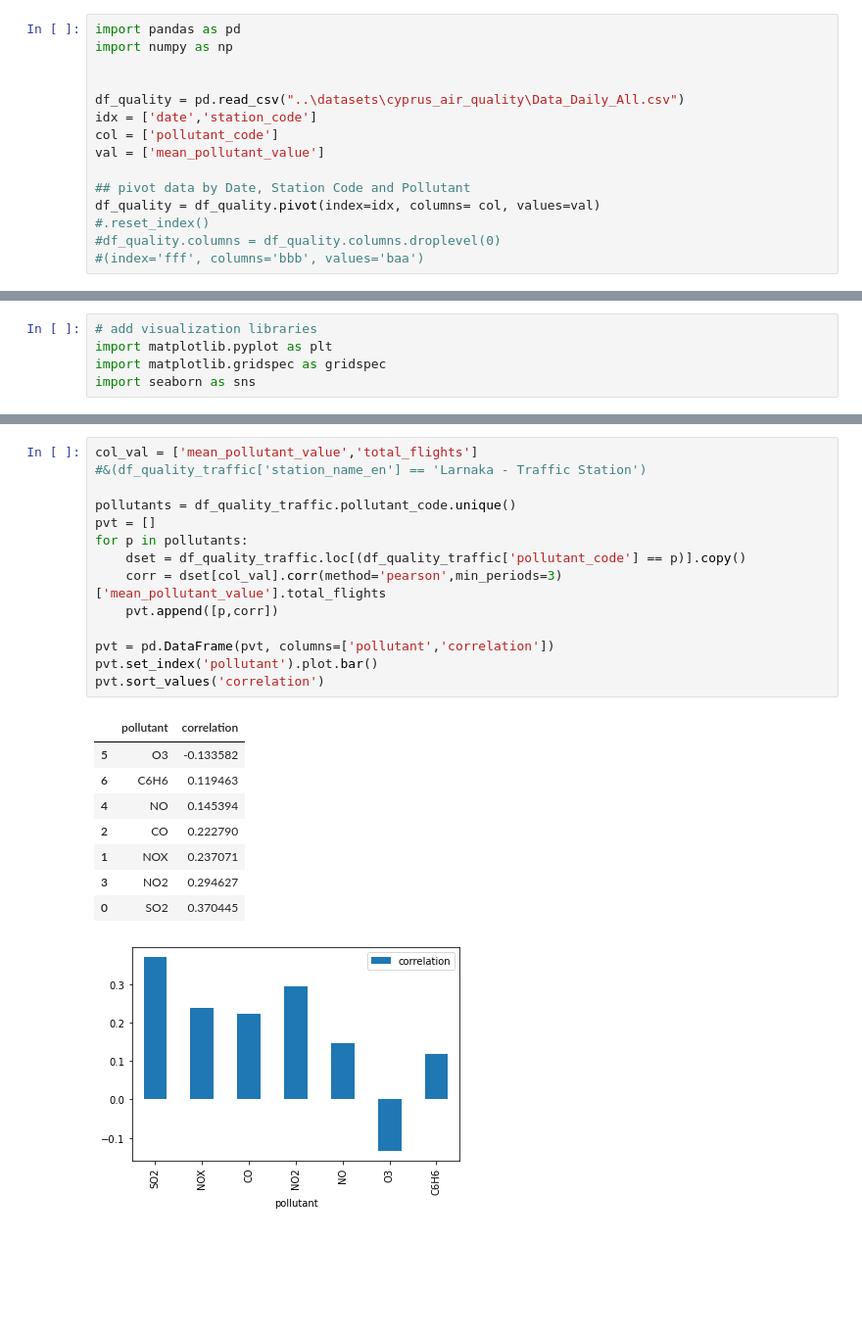
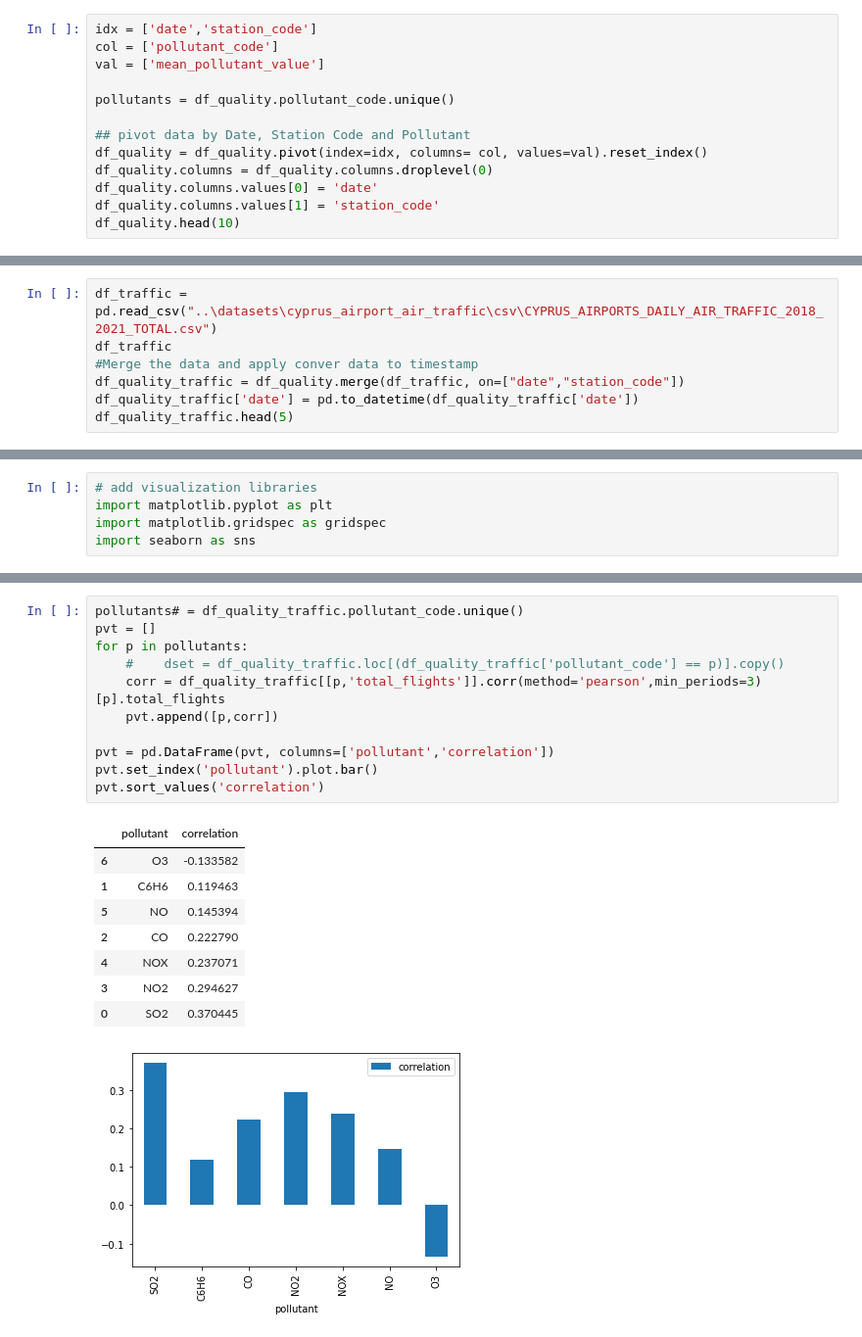
Before and after one commit to georgioschr/The-Air-Traffic-and-the-Air-Pollution, a Jupyter notebook: notebook/data_analysis_and_machine_learning.ipynb, the cells around one changed output, grey strips where cells are left out. Shown at 98% size. Cells and saved outputs as stored; diff of their text form; blank space fills up the shorter version.

```diff
--- a/notebook/data_analysis_and_machine_learning.ipynb
+++ b/notebook/data_analysis_and_machine_learning.ipynb
@@ -1,15 +20,13 @@
 # %%
-import pandas as pd
-import numpy as np
-
-
-df_quality = pd.read_csv("..\datasets\cyprus_air_quality\Data_Daily_All.csv")
 idx = ['date','station_code']
 col = ['pollutant_code']
 val = ['mean_pollutant_value']
 
+pollutants = df_quality.pollutant_code.unique()
+
 ## pivot data by Date, Station Code and Pollutant
-df_quality = df_quality.pivot(index=idx, columns= col, values=val)
-#.reset_index()
-#df_quality.columns = df_quality.columns.droplevel(0)
-#(index='fff', columns='bbb', values='baa')
+df_quality = df_quality.pivot(index=idx, columns= col, values=val).reset_index()
+df_quality.columns = df_quality.columns.droplevel(0)
+df_quality.columns.values[0] = 'date'
+df_quality.columns.values[1] = 'station_code'
+df_quality.head(10)
@@ -74,0 +45,7 @@ NameError: name 'self' is not defined
+# %%
+df_traffic = pd.read_csv("..\datasets\cyprus_airport_air_traffic\csv\CYPRUS_AIRPORTS_DAILY_AIR_TRAFFIC_2018_2021_TOTAL.csv")
+df_traffic
+#Merge the data and apply conver data to timestamp
+df_quality_traffic = df_quality.merge(df_traffic, on=["date","station_code"])
+df_quality_traffic['date'] = pd.to_datetime(df_quality_traffic['date'])
+df_quality_traffic.head(5)
@@ -103,24 +79,21 @@ The results have there is an interesting correlation around between round to 20-
 # %%
-col_val = ['mean_pollutant_value','total_flights']
-#&(df_quality_traffic['station_name_en'] == 'Larnaka - Traffic Station')
-
-pollutants = df_quality_traffic.pollutant_code.unique()
+pollutants# = df_quality_traffic.pollutant_code.unique()
 pvt = []
 for p in pollutants:
-    dset = df_quality_traffic.loc[(df_quality_traffic['pollutant_code'] == p)].copy()
-    corr = dset[col_val].corr(method='pearson',min_periods=3)['mean_pollutant_value'].total_flights
+    #    dset = df_quality_traffic.loc[(df_quality_traffic['pollutant_code'] == p)].copy()
+    corr = df_quality_traffic[[p,'total_flights']].corr(method='pearson',min_periods=3)[p].total_flights
     pvt.append([p,corr])
 
 pvt = pd.DataFrame(pvt, columns=['pollutant','correlation'])
 pvt.set_index('pollutant').plot.bar()
 pvt.sort_values('correlation')
 # %% [output]
 |  | pollutant | correlation |
-| 5 | O3 | -0.133582 |
-| 6 | C6H6 | 0.119463 |
-| 4 | NO | 0.145394 |
+| 6 | O3 | -0.133582 |
+| 1 | C6H6 | 0.119463 |
+| 5 | NO | 0.145394 |
 | 2 | CO | 0.222790 |
-| 1 | NOX | 0.237071 |
+| 4 | NOX | 0.237071 |
 | 3 | NO2 | 0.294627 |
 | 0 | SO2 | 0.370445 |
-[figure, old version]
+[figure, new version]
```
Also changed, not shown: parts of 36 cells of this notebook, 1 other file.
